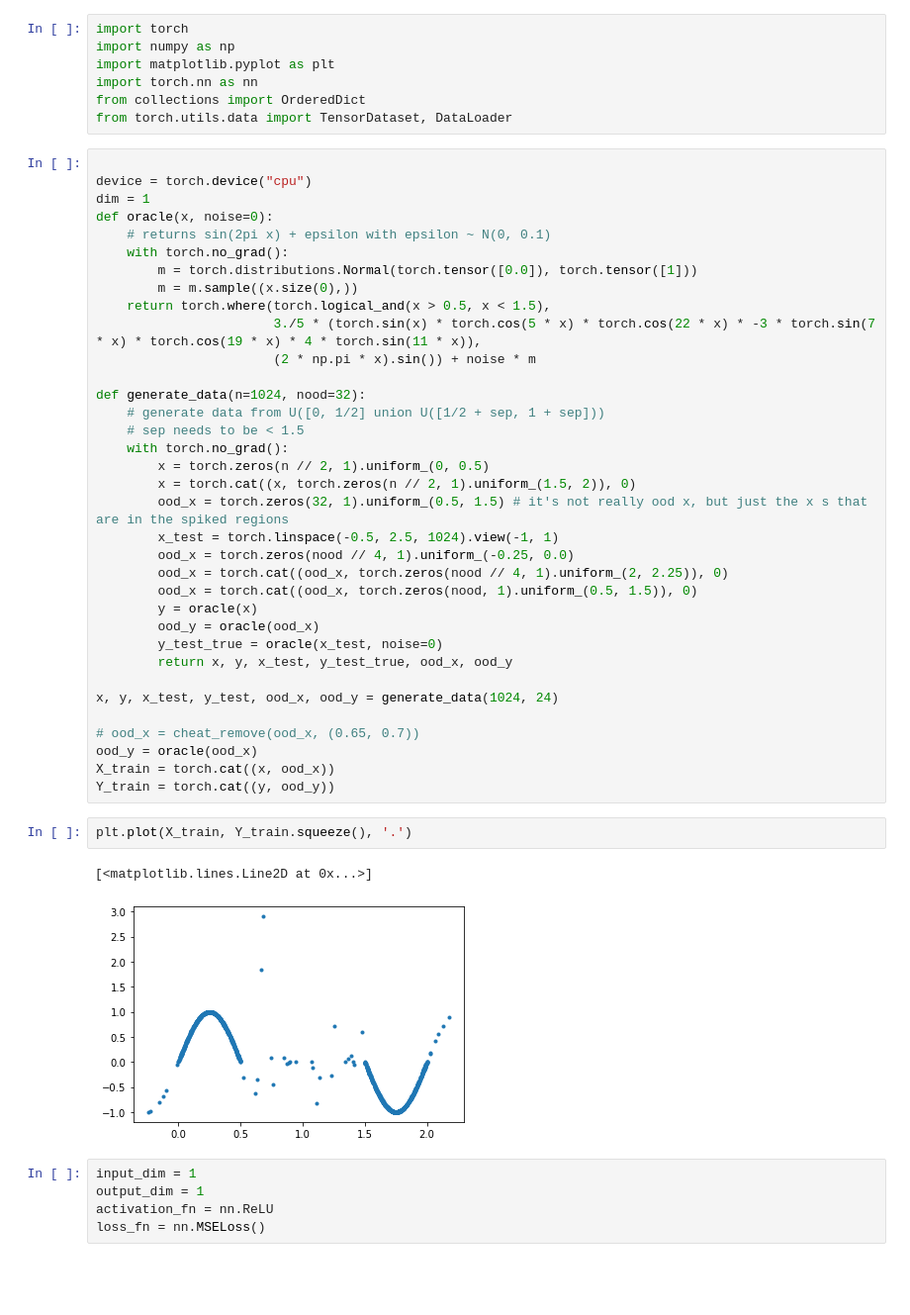
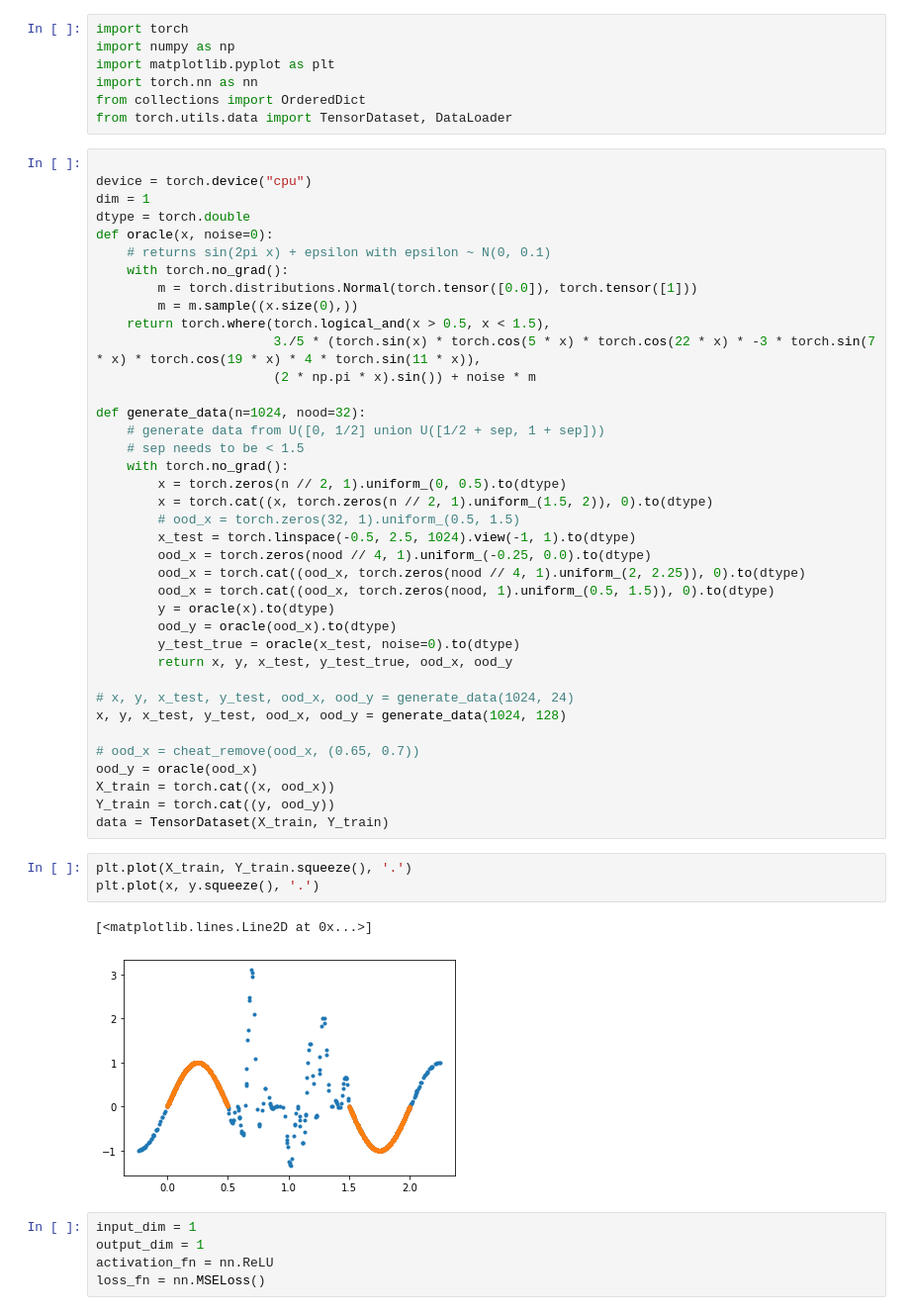
Before and after one commit to saleml/mcdeup, a Jupyter notebook: exploratory.ipynb, the cells around one changed output. Shown at 99% size. Cells and saved outputs as stored; diff of their text form; blank space fills up the shorter version.

```diff
--- a/exploratory.ipynb
+++ b/exploratory.ipynb
@@ -14,6 +14,7 @@ from torch.utils.data import TensorDataset, DataLoader
 
 device = torch.device("cpu")
 dim = 1
+dtype = torch.double
 def oracle(x, noise=0):
     # returns sin(2pi x) + epsilon with epsilon ~ N(0, 0.1)
     with torch.no_grad():
@@ -27,29 +28,32 @@ def generate_data(n=1024, nood=32):
     # generate data from U([0, 1/2] union U([1/2 + sep, 1 + sep]))
     # sep needs to be < 1.5
     with torch.no_grad():
-        x = torch.zeros(n // 2, 1).uniform_(0, 0.5)
-        x = torch.cat((x, torch.zeros(n // 2, 1).uniform_(1.5, 2)), 0)
-        ood_x = torch.zeros(32, 1).uniform_(0.5, 1.5) # it's not really ood x, but just the x s that are in the spiked regions
-        x_test = torch.linspace(-0.5, 2.5, 1024).view(-1, 1)
-        ood_x = torch.zeros(nood // 4, 1).uniform_(-0.25, 0.0)
-        ood_x = torch.cat((ood_x, torch.zeros(nood // 4, 1).uniform_(2, 2.25)), 0)
-        ood_x = torch.cat((ood_x, torch.zeros(nood, 1).uniform_(0.5, 1.5)), 0)
-        y = oracle(x)
-        ood_y = oracle(ood_x)
-        y_test_true = oracle(x_test, noise=0)
+        x = torch.zeros(n // 2, 1).uniform_(0, 0.5).to(dtype)
+        x = torch.cat((x, torch.zeros(n // 2, 1).uniform_(1.5, 2)), 0).to(dtype)
+        # ood_x = torch.zeros(32, 1).uniform_(0.5, 1.5)
+        x_test = torch.linspace(-0.5, 2.5, 1024).view(-1, 1).to(dtype)
+        ood_x = torch.zeros(nood // 4, 1).uniform_(-0.25, 0.0).to(dtype)
+        ood_x = torch.cat((ood_x, torch.zeros(nood // 4, 1).uniform_(2, 2.25)), 0).to(dtype)
+        ood_x = torch.cat((ood_x, torch.zeros(nood, 1).uniform_(0.5, 1.5)), 0).to(dtype)
+        y = oracle(x).to(dtype)
+        ood_y = oracle(ood_x).to(dtype)
+        y_test_true = oracle(x_test, noise=0).to(dtype)
         return x, y, x_test, y_test_true, ood_x, ood_y
 
-x, y, x_test, y_test, ood_x, ood_y = generate_data(1024, 24)
+# x, y, x_test, y_test, ood_x, ood_y = generate_data(1024, 24)
+x, y, x_test, y_test, ood_x, ood_y = generate_data(1024, 128)
 
 # ood_x = cheat_remove(ood_x, (0.65, 0.7))
 ood_y = oracle(ood_x)
 X_train = torch.cat((x, ood_x))
 Y_train = torch.cat((y, ood_y))
+data = TensorDataset(X_train, Y_train)
 # %%
 plt.plot(X_train, Y_train.squeeze(), '.')
+plt.plot(x, y.squeeze(), '.')
 # %% [output]
 [<matplotlib.lines.Line2D at 0x...>]
-[figure, old version]
+[figure, new version]
 # %%
 input_dim = 1
 output_dim = 1
```
Also changed, not shown: parts of 18 cells of this notebook, 1 other file.
